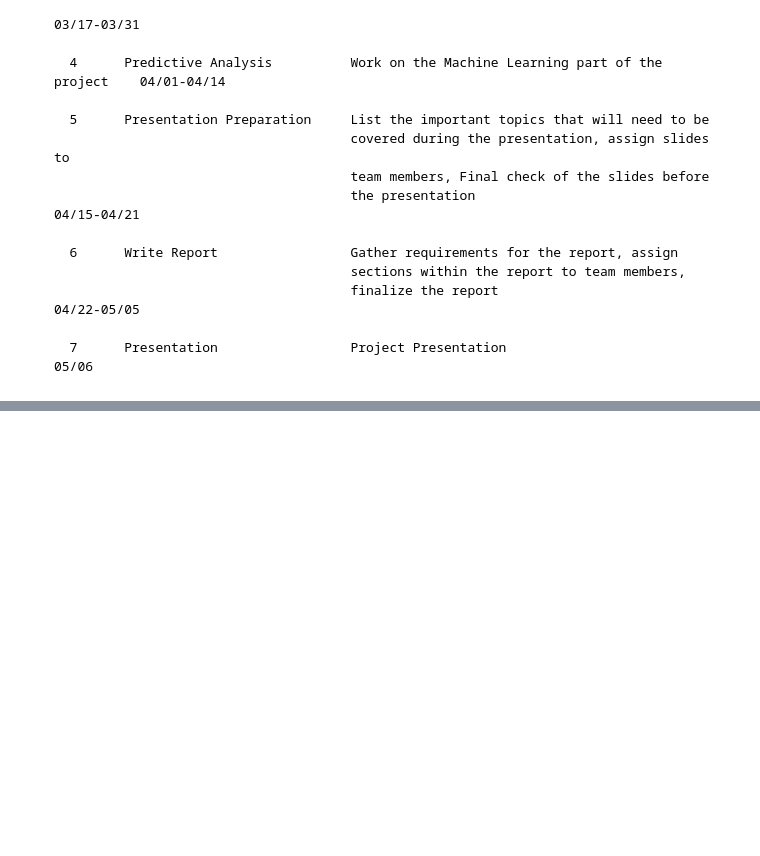
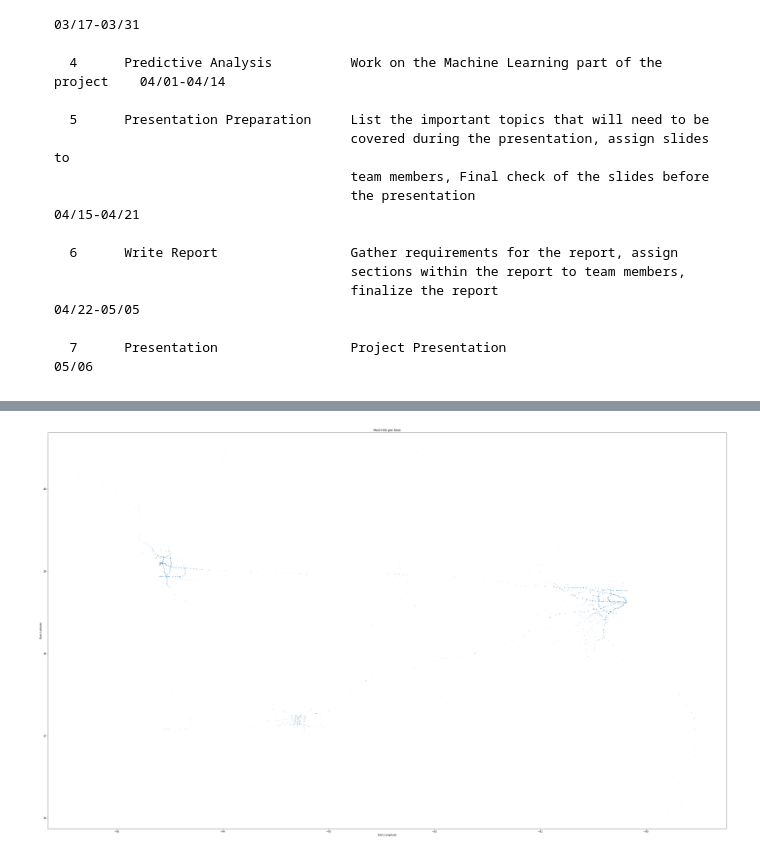
Before and after one commit to AjKovice/IST5520-Group-8, a Jupyter notebook: G8_Project Proposal_IST5520.ipynb, the cells around one changed output, grey strips where cells are left out. Drawn from its saved outputs; the diff is of its cells as text; code cells hidden in the pictures; blank space fills up the shorter version.

```diff
--- a/G8_Project Proposal_IST5520.ipynb
+++ b/G8_Project Proposal_IST5520.ipynb
@@ -194,0 +239,4 @@ SlNo. Attribute: Description
+# %%
+# removing null values
+dat =dat.dropna(axis=0)
+dat.info()
@@ -194,0 +364,10 @@ SlNo. Attribute: Description
+# %%
+#plotting the Lat against Long could show the map of the area
+plt.figure(figsize=(50,30))
+plt.title('Most Hits per Area')
+plt.xlabel('Start Longitude')
+plt.ylabel('Start Latitude')
+plt.plot(dat.Start_Lng, dat.Start_Lat, ".", alpha=0.5, ms=1)
+plt.show()
+# %% [output]
+[figure, added]
```
Also changed, not shown: parts of 33 cells of this notebook, 1 other file.
